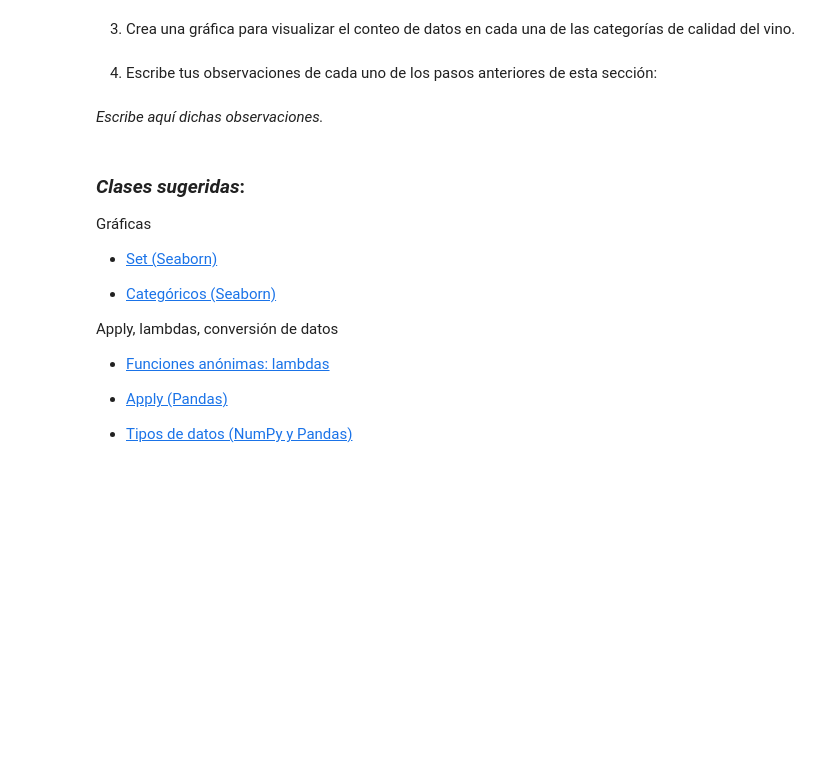
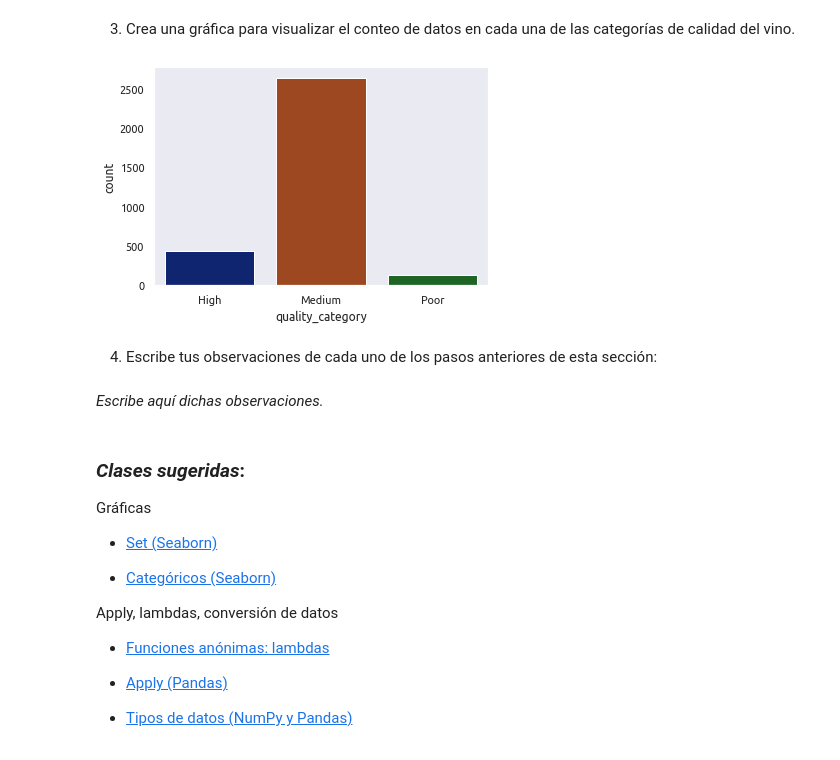
Before and after one commit to neimv/master_python, a Jupyter notebook: data/projects/Proyecto-Analisis-Exploratorio-de-Datos-Duplicate/eda-wines-template.ipynb, the cells around one changed output. Cells and saved outputs as stored; diff of their text form; code cells hidden in the pictures; blank space fills up the shorter version.

```diff
--- a/data/projects/Proyecto-Analisis-Exploratorio-de-Datos-Duplicate/eda-wines-template.ipynb
+++ b/data/projects/Proyecto-Analisis-Exploratorio-de-Datos-Duplicate/eda-wines-template.ipynb
@@ -218,5 +272,7 @@ Con la visualización anterior es mucho más sencillo de observar cómo se categ
 
 2. Completa la siguiente función lambda con las condiciones necesarias para agregar una columna al DataFrame donde se indique la categoría de calidad: 'Poor', 'Medium', 'High'. Para ello deberás definir el criterio de rango de valores de cada categoría de acuerdo a lo que observaste en la gráfica anterior.
 # %%
-total_wine['quality_category'] = total_wine['quality'].apply(lambda x: ____)
-total_wine.tail()
+total_wine['quality_category'] = total_wine['quality'].apply(
+    lambda x: 'Poor' if x in (3, 4) else ('Medium' if x in (5, 6) else 'High')
+)
+total_wine.sample(20)
@@ -223,5 +297,5 @@ total_wine.tail()
 # %% [markdown]
 2.1 Redefine el tipo de variable de la nueva columna como tipo 'category'.
 # %%
-total_wine.quality_category = ____
+total_wine['quality_category'] = total_wine['quality_category'].astype("category")
 total_wine.info()
@@ -228,5 +320,11 @@ total_wine.info()
 # %% [markdown]
 3. Crea una gráfica para visualizar el conteo de datos en cada una de las categorías de calidad del vino.
+# %%
+sns.set(style='dark', palette='dark', font='Ubuntu', font_scale=1)
+sns.countplot(data=total_wine, x='quality_category')
+plt.show()
+# %% [output]
+[figure, added]
 # %% [markdown]
 4. Escribe tus observaciones de cada uno de los pasos anteriores de esta sección:
 # %% [markdown]
```
Also changed, not shown: parts of 12 cells of this notebook.
